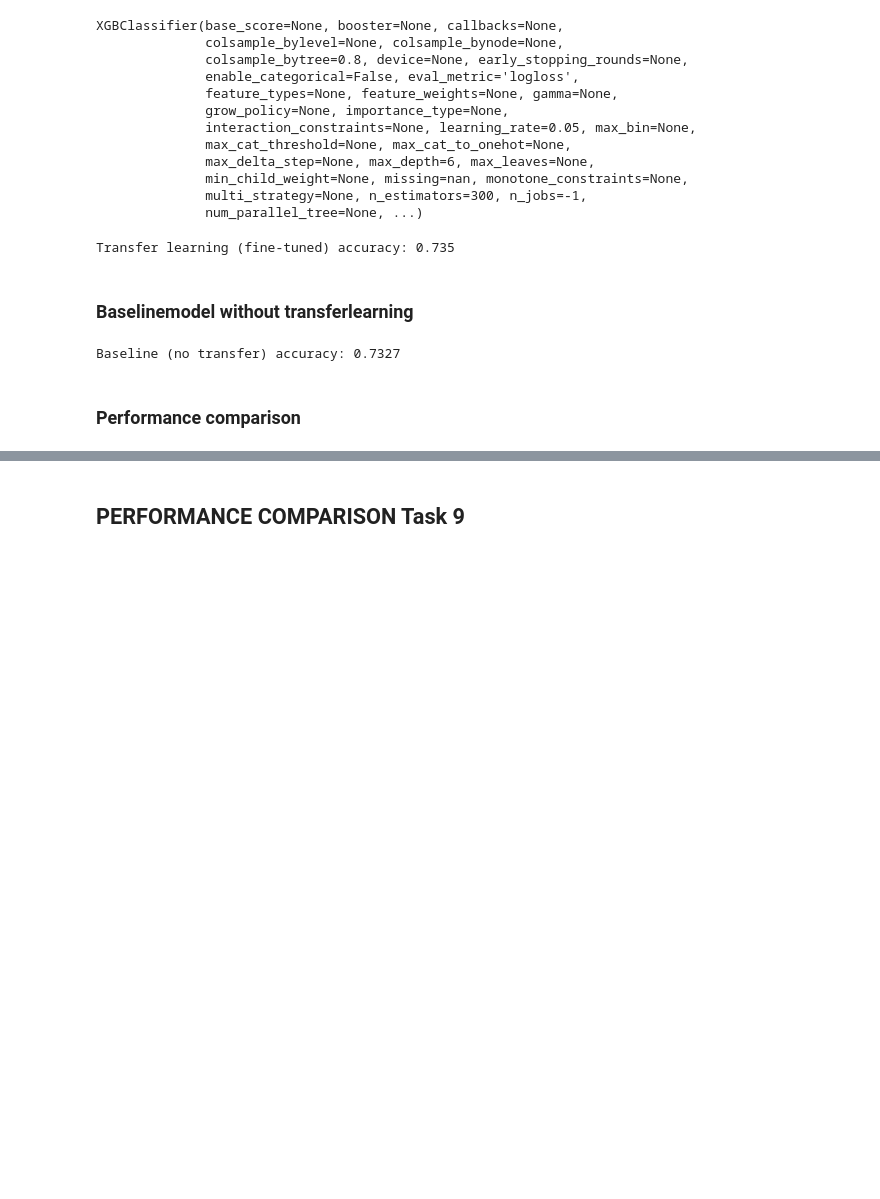
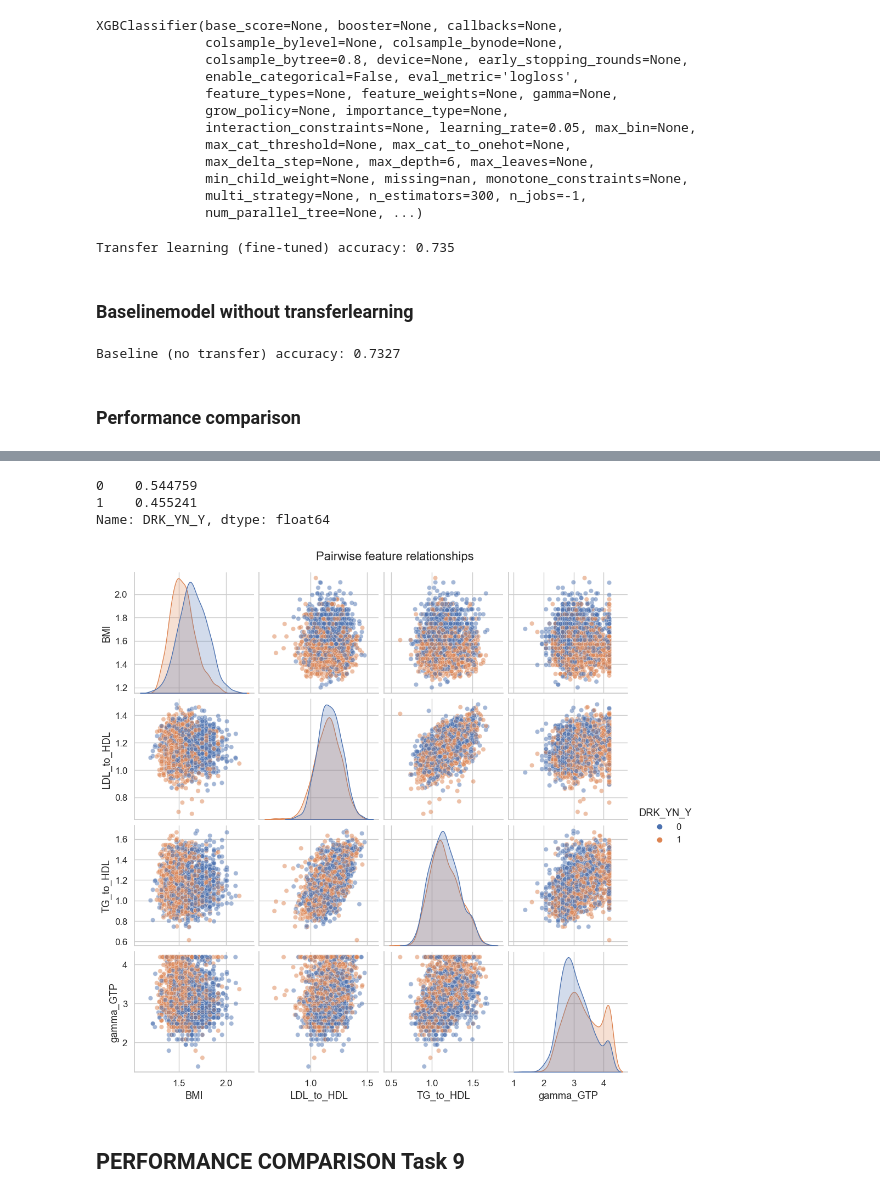
Before and after one commit to johngothe/datadrevet-ex-1, a Jupyter notebook: ex3.ipynb, the cells around one changed output, grey strips where cells are left out. Drawn from its saved outputs; the diff is of its cells as text; code cells hidden in the pictures; blank space fills up the shorter version.

```diff
--- a/ex3.ipynb
+++ b/ex3.ipynb
@@ -986,2 +1085,18 @@ Transfer learning (fine-tune): 0.7350
+# %%
+largeset_encoded['DRK_YN_Y'].value_counts(normalize=True)
+# %% [output]
+0    0.544759
+1    0.455241
+Name: DRK_YN_Y, dtype: float64
+# %%
+sns.pairplot(
+    largeset_encoded.sample(2000, random_state=42),
+    vars=['BMI', 'LDL_to_HDL', 'TG_to_HDL', 'gamma_GTP'],
+    hue='DRK_YN_Y', diag_kind='kde', plot_kws={'alpha':0.5}
+)
+plt.suptitle("Pairwise feature relationships", y=1.02)
+plt.show()
+# %% [output]
+[figure, added]
 # %% [markdown]
 ## PERFORMANCE COMPARISON Task 9
```
Also changed, not shown: parts of 15 cells of this notebook.
